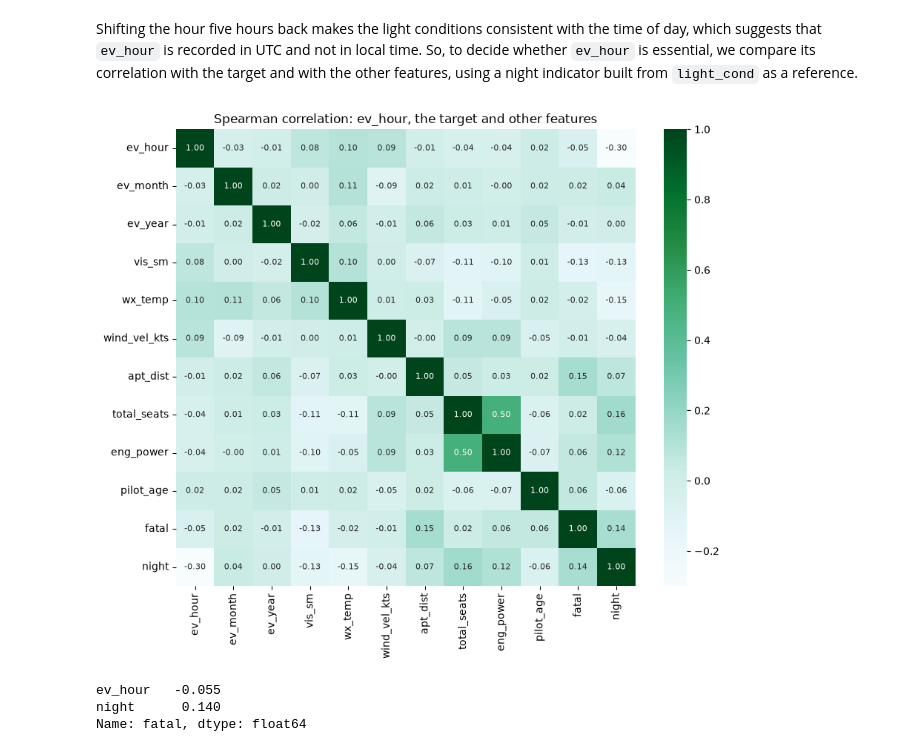
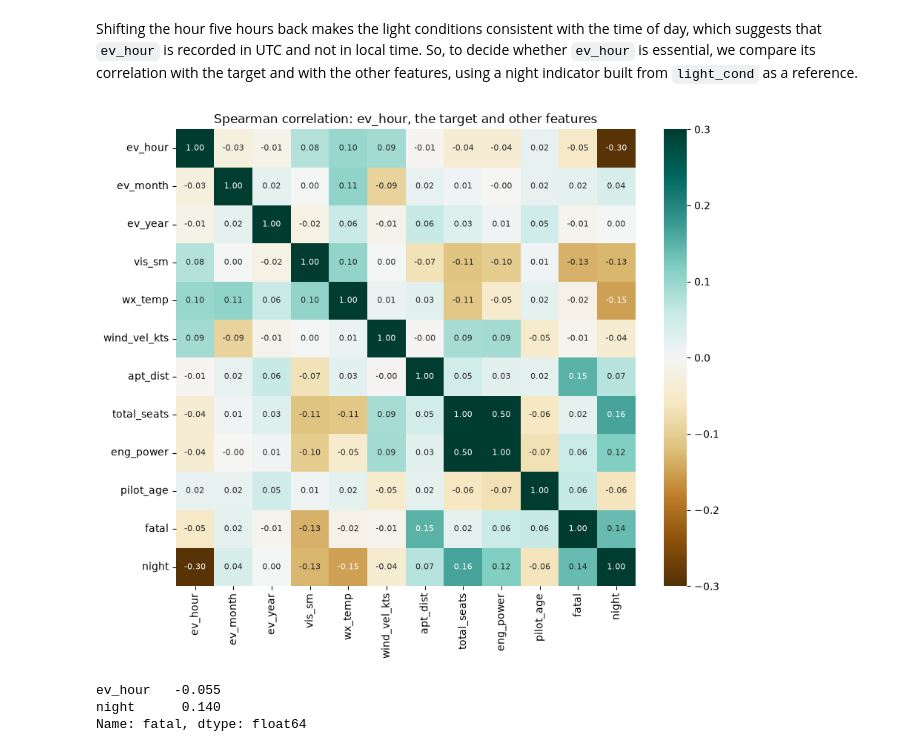
Before and after one commit to martim-dot/ML_Project, a Jupyter notebook: primeiraparte.ipynb, the cells around one changed output. Drawn from its saved outputs; the diff is of its cells as text; code cells hidden in the pictures.

```diff
--- a/primeiraparte.ipynb
+++ b/primeiraparte.ipynb
@@ -1096,16 +1116,16 @@ Shifting the hour five hours back makes the light conditions consistent with the
 # %%
 corr_data = learn[["ev_hour", "ev_month", "ev_year", "vis_sm", "wx_temp", "wind_vel_kts", "apt_dist",
                    "total_seats", "eng_power", "pilot_age", "fatal"]].copy()
 corr_data["night"] = learn["light_cond"].isin(["NITE", "NDRK", "NBRT"]).astype(int)
 
 corr_matrix = corr_data.corr(method="spearman")
 
 fig, ax = plt.subplots(figsize=(10, 8))
-sns.heatmap(corr_matrix, annot=True, fmt=".2f", cmap="BuGn", vmin=-0.3, vmax=1, annot_kws={"size": 8}, ax=ax)
+sns.heatmap(corr_matrix, annot=True, fmt=".2f", cmap="BrBG", center=0, vmin=-0.3, vmax=0.3, annot_kws={"size": 8}, ax=ax)
 ax.set_title("Spearman correlation: ev_hour, the target and other features")
 plt.show()
 # %% [output]
-[figure, old version]
+[figure, new version]
 # %%
 corr_matrix.loc[["ev_hour", "night"], "fatal"].round(3)
 # %% [output]
```
Also changed, not shown: parts of 30 cells of this notebook.
